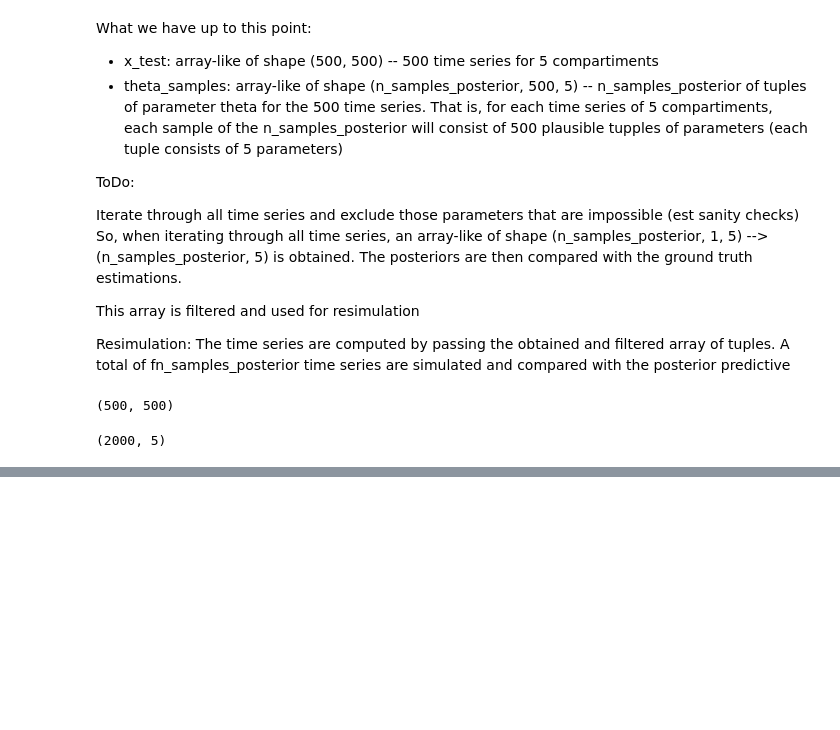
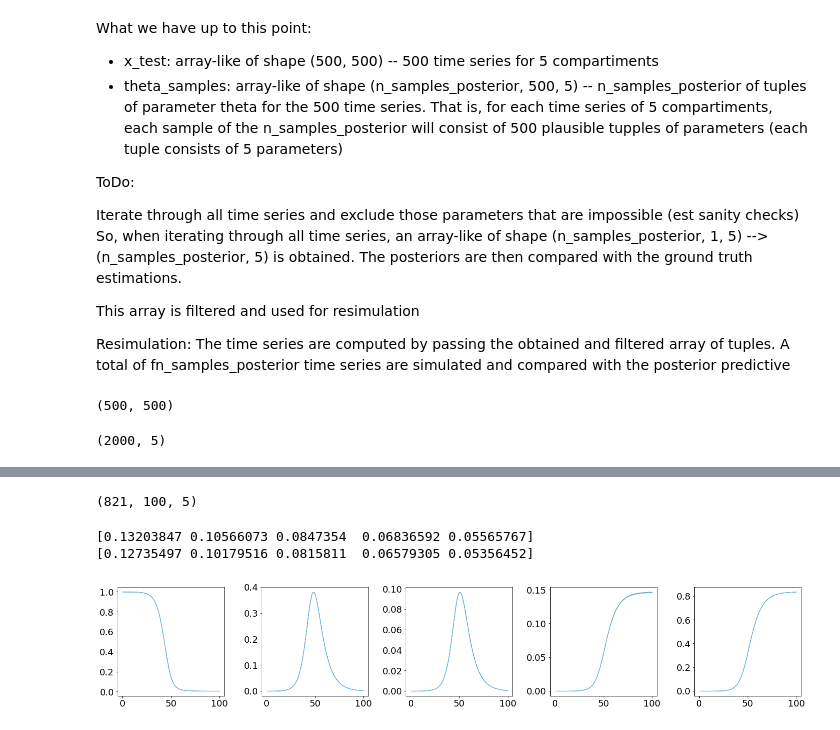
Before and after one commit to juan190199/InfectiousDiseases, a Jupyter notebook: InfectiousDisease/bayes_flow.ipynb, the cells around one changed output, grey strips where cells are left out. Saved outputs shown, nothing was run; the diff lists cells and outputs as text; code cells hidden in the pictures; blank space fills up the shorter version.

Commit message:
~// Plot of single ts

```diff
--- a/InfectiousDisease/bayes_flow.ipynb
+++ b/InfectiousDisease/bayes_flow.ipynb
@@ -287,0 +296,13 @@ plt.legend()
+# %%
+sel_x_test.shape
+ts.shape
+# %% [output]
+(821, 100, 5)
+# %%
+# Plot posterior predictive comparison of n random samples
+cmap = cm.Blues
+plot_ppc(t, ts, labels, ci=cmap)
+# %% [output]
+[0.13203847 0.10566073 0.0847354  0.06836592 0.05565767]
+[0.12735497 0.10179516 0.0815811  0.06579305 0.05356452]
+[figure, added]
```
Also changed, not shown: parts of 13 cells of this notebook.
